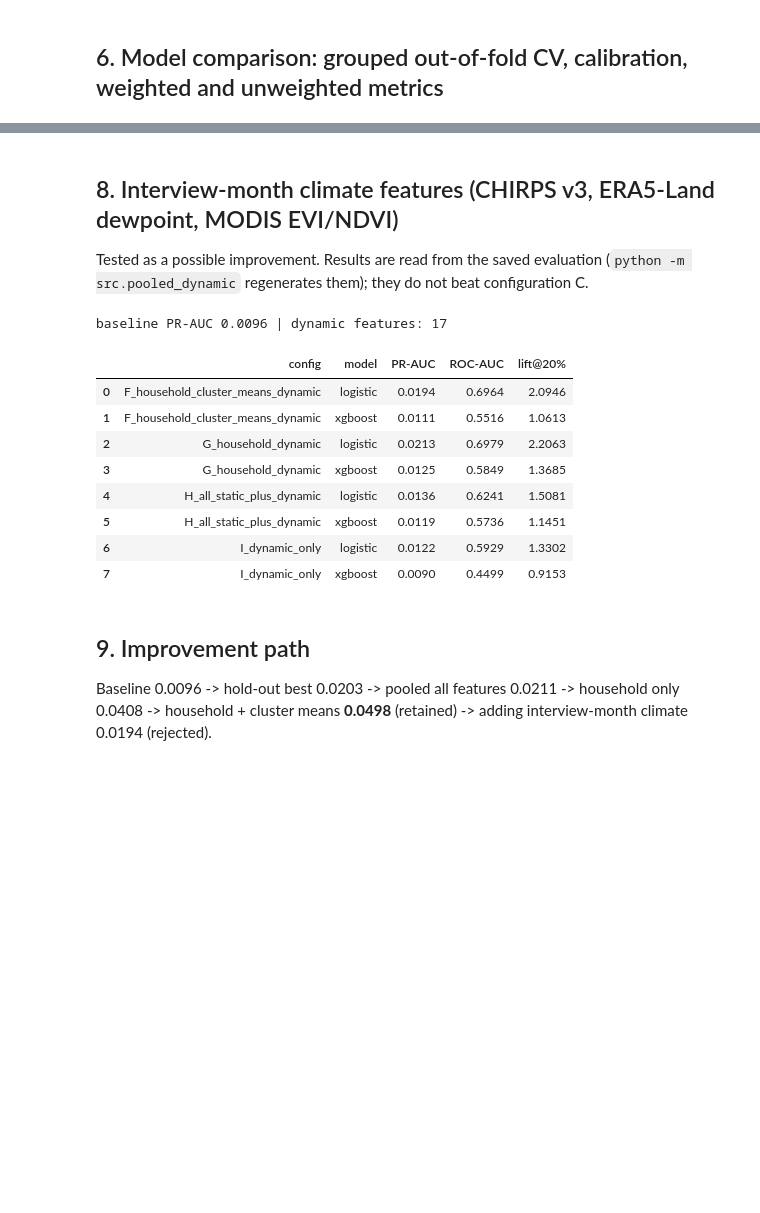
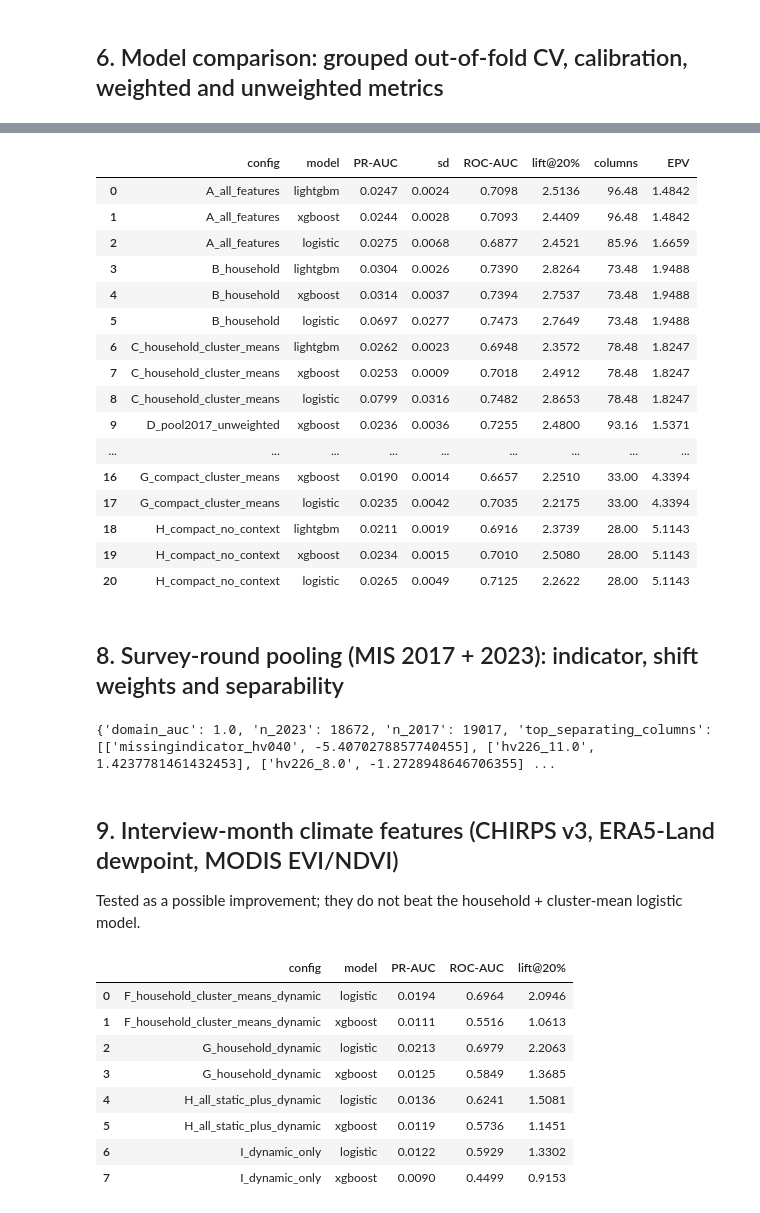
Before and after one commit to dntwaritag/malaria-risk-prediction-rwanda, a Jupyter notebook: notebooks/pipeline_execution.ipynb, the cells around one changed output, grey strips where cells are left out. Saved outputs shown, nothing was run; the diff lists cells and outputs as text; code cells hidden in the pictures; blank space fills up the shorter version.

```diff
--- a/notebooks/pipeline_execution.ipynb
+++ b/notebooks/pipeline_execution.ipynb
@@ -125,14 +126,39 @@ baseline PR-AUC 0.0096
+# %%
+rep = json.load(open('reports/repeated_evaluation.json'))
+rows = [{'config': c, 'model': m, 'PR-AUC': r['pr_auc']['mean'], 'sd': r['pr_auc']['sd'], 'ROC-AUC': r['roc_auc']['mean'], 'lift@20%': r['lift_top20']['mean'], 'columns': r['n_cols']['mean'], 'EPV': r['epv']} for c, v in rep['configs'].items() for m, r in v.items()]
+display(pd.DataFrame(rows).round(4))
+# %% [output]
+|  | config | model | PR-AUC | sd | ROC-AUC | lift@20% | columns | EPV |
+| 0 | A_all_features | lightgbm | 0.0247 | 0.0024 | 0.7098 | 2.5136 | 96.48 | 1.4842 |
+| 1 | A_all_features | xgboost | 0.0244 | 0.0028 | 0.7093 | 2.4409 | 96.48 | 1.4842 |
+| 2 | A_all_features | logistic | 0.0275 | 0.0068 | 0.6877 | 2.4521 | 85.96 | 1.6659 |
+| 3 | B_household | lightgbm | 0.0304 | 0.0026 | 0.7390 | 2.8264 | 73.48 | 1.9488 |
+| 4 | B_household | xgboost | 0.0314 | 0.0037 | 0.7394 | 2.7537 | 73.48 | 1.9488 |
+| 5 | B_household | logistic | 0.0697 | 0.0277 | 0.7473 | 2.7649 | 73.48 | 1.9488 |
+| 6 | C_household_cluster_means | lightgbm | 0.0262 | 0.0023 | 0.6948 | 2.3572 | 78.48 | 1.8247 |
+| 7 | C_household_cluster_means | xgboost | 0.0253 | 0.0009 | 0.7018 | 2.4912 | 78.48 | 1.8247 |
+| 8 | C_household_cluster_means | logistic | 0.0799 | 0.0316 | 0.7482 | 2.8653 | 78.48 | 1.8247 |
+| 9 | D_pool2017_unweighted | xgboost | 0.0236 | 0.0036 | 0.7255 | 2.4800 | 93.16 | 1.5371 |
+| ... | ... | ... | ... | ... | ... | ... | ... | ... |
+| 16 | G_compact_cluster_means | xgboost | 0.0190 | 0.0014 | 0.6657 | 2.2510 | 33.00 | 4.3394 |
+| 17 | G_compact_cluster_means | logistic | 0.0235 | 0.0042 | 0.7035 | 2.2175 | 33.00 | 4.3394 |
+| 18 | H_compact_no_context | lightgbm | 0.0211 | 0.0019 | 0.6916 | 2.3739 | 28.00 | 5.1143 |
+| 19 | H_compact_no_context | xgboost | 0.0234 | 0.0015 | 0.7010 | 2.5080 | 28.00 | 5.1143 |
+| 20 | H_compact_no_context | logistic | 0.0265 | 0.0049 | 0.7125 | 2.2622 | 28.00 | 5.1143 |
+# %% [markdown]
+## 8. Survey-round pooling (MIS 2017 + 2023): indicator, shift weights and separability
+# %%
+print(json.load(open('reports/survey_round_shift.json')))
+# %% [output]
+{'domain_auc': 1.0, 'n_2023': 18672, 'n_2017': 19017, 'top_separating_columns': [['missingindicator_hv040', -5.4070278857740455], ['hv226_11.0', 1.4237781461432453], ['hv226_8.0', -1.2728948646706355] ...
 # %% [markdown]
-## 8. Interview-month climate features (CHIRPS v3, ERA5-Land dewpoint, MODIS EVI/NDVI)
-Tested as a possible improvement. Results are read from the saved evaluation (`python -m src.pooled_dynamic` regenerates them); they do not beat configuration C.
+## 9. Interview-month climate features (CHIRPS v3, ERA5-Land dewpoint, MODIS EVI/NDVI)
+Tested as a possible improvement; they do not beat the household + cluster-mean logistic model.
 # %%
-import json
 d = json.load(open('reports/pooled_dynamic_evaluation.json'))
 rows = [{'config': k, 'model': m, 'PR-AUC': r['pr_auc'], 'ROC-AUC': r['roc_auc'], 'lift@20%': r['lift_top20pct']} for k, v in d['configs'].items() for m, r in v.items()]
-print('baseline PR-AUC', round(d['baseline_pr_auc'], 4), '| dynamic features:', len(d['dynamic_features']))
 display(pd.DataFrame(rows).round(4))
 # %% [output]
-baseline PR-AUC 0.0096 | dynamic features: 17
 |  | config | model | PR-AUC | ROC-AUC | lift@20% |
 | 0 | F_household_cluster_means_dynamic | logistic | 0.0194 | 0.6964 | 2.0946 |
 | 1 | F_household_cluster_means_dynamic | xgboost | 0.0111 | 0.5516 | 1.0613 |
@@ -142,6 +168,3 @@ baseline PR-AUC 0.0096 | dynamic features: 17
 | 5 | H_all_static_plus_dynamic | xgboost | 0.0119 | 0.5736 | 1.1451 |
 | 6 | I_dynamic_only | logistic | 0.0122 | 0.5929 | 1.3302 |
 | 7 | I_dynamic_only | xgboost | 0.0090 | 0.4499 | 0.9153 |
-# %% [markdown]
-## 9. Improvement path
-Baseline 0.0096 -> hold-out best 0.0203 -> pooled all features 0.0211 -> household only 0.0408 -> household + cluster means **0.0498** (retained) -> adding interview-month climate 0.0194 (rejected).
```
Also changed, not shown: parts of 13 cells of this notebook, 24 other files.
